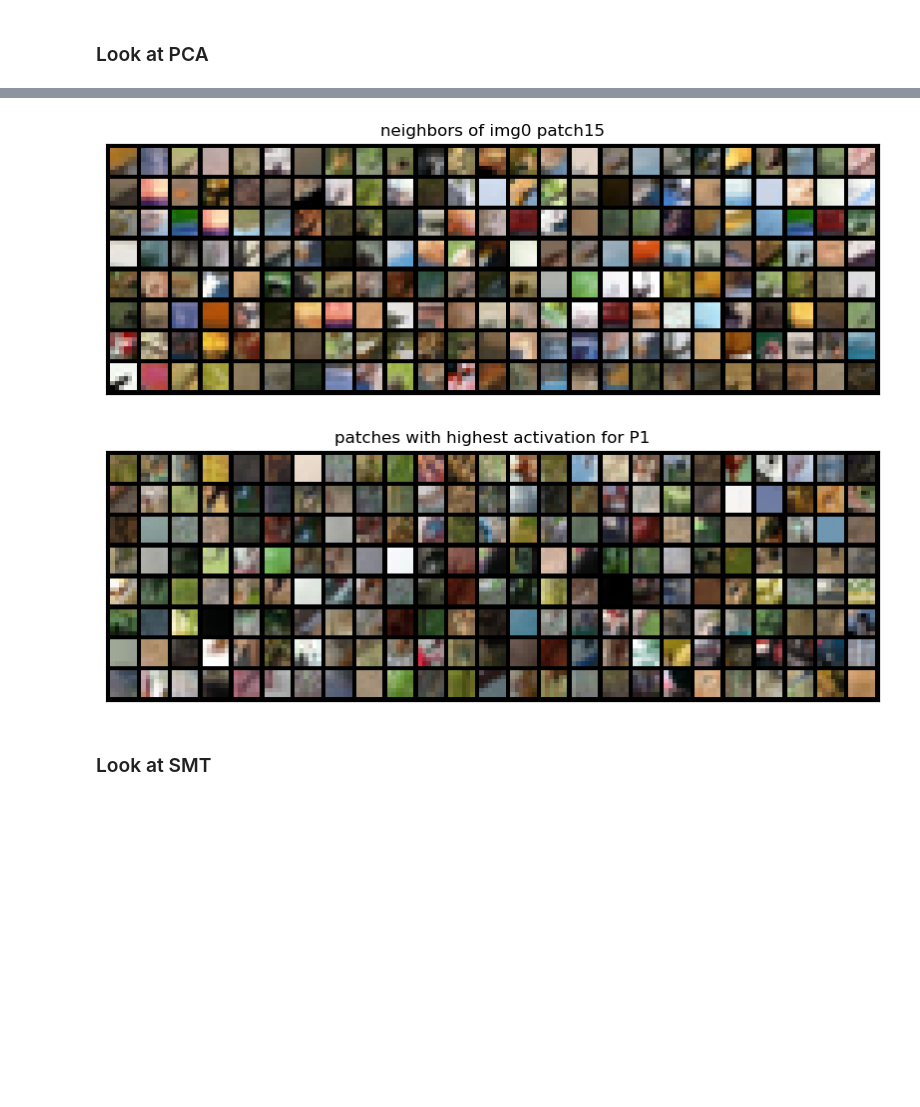
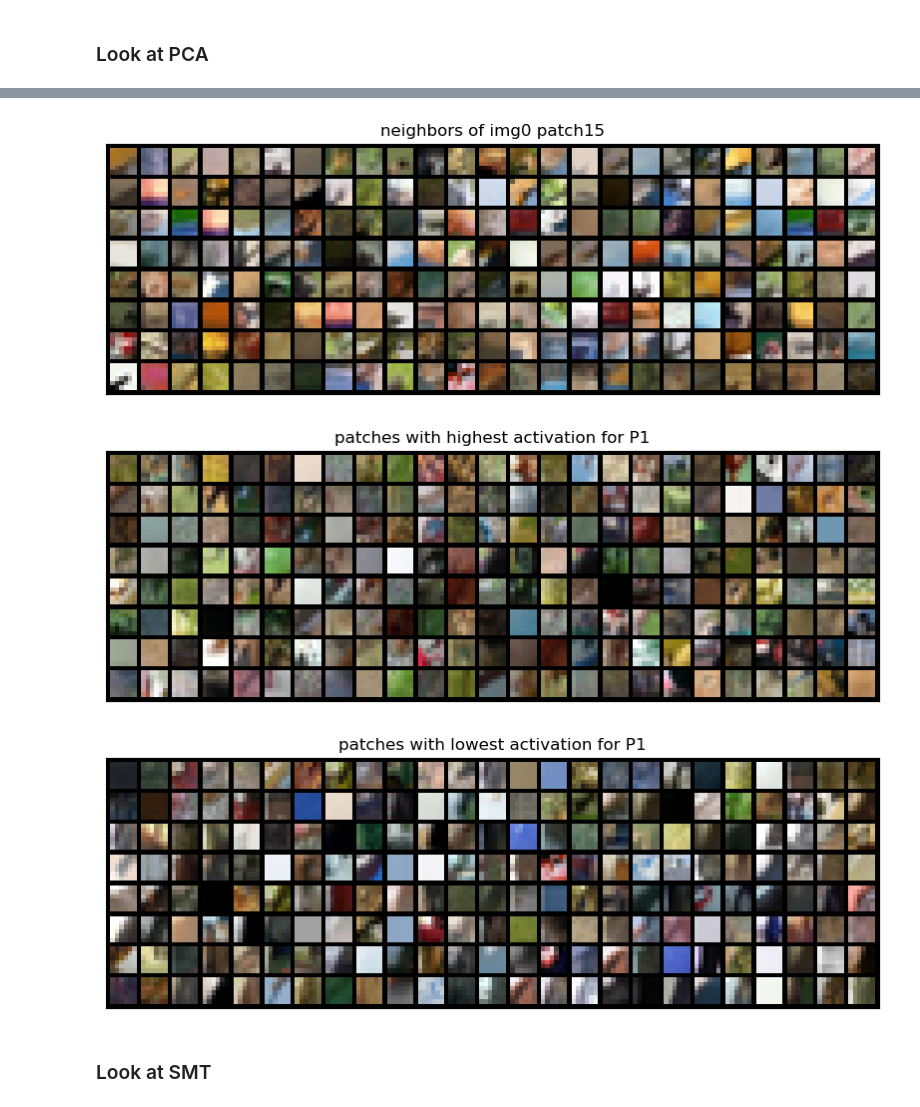
Before and after one commit to 9q9q/281A, a Jupyter notebook: smt_vs_pca.ipynb, the cells around one changed output, grey strips where cells are left out. Drawn from its saved outputs; the diff is of its cells as text; code cells hidden in the pictures; blank space fills up the shorter version.

```diff
--- a/smt_vs_pca.ipynb
+++ b/smt_vs_pca.ipynb
@@ -362,8 +362,8 @@ torch.cuda.empty_cache()
 ### Look at PCA
 # %%
 P_star = P_star_PCA
-temp_test_unpooled = torch.zeros([imgs_test.size(0),num_dim,RG,RG])
-temp_test_1.fill_(0)
+temp_test_PCA_unpooled = torch.zeros([imgs_test.size(0),num_dim,RG,RG])
+temp_test_PCA_unpooled.fill_(0)
 
 for idx in tqdm(range(0,imgs_test.size(0), batch_size)):
 #     unfold each image into a bag of patches
@@ -384,27 +384,30 @@ for idx in tqdm(range(0,imgs_test.size(0), batch_size)):
     temp = temp.div(temp.norm(dim=0, keepdim=True)+ 1e-9)
     temp = rearrange(temp,"c (b2 h w) -> b2 c h w",b2=batch_size,h=RG)
 #     apply spatial pooling
-    temp_test_unpooled[idx:idx+batch_size,...] = temp
-    # temp_test_1[idx:idx+batch_size,...] = F.adaptive_avg_pool2d(F.avg_pool2d(temp, kernel_size = 5, stride = 3), output_w)
+    temp_test_PCA_unpooled[idx:idx+batch_size,...] = temp
 
-temp_test_unpooled = temp_test_unpooled.div(temp_test_unpooled.norm(dim=(-3), keepdim=True) + 1e-9)
+temp_test_PCA_unpooled = temp_test_PCA_unpooled.div(temp_test_PCA_unpooled.norm(dim=(-3), keepdim=True) + 1e-9)
 # %%
 plt.close()
 
 # visualize P
 vis_utils.show_P(P_star_PCA_inv.to(device), basis1, colorMat)
 
 # visualize neighbors
 patches_test = unfold_image(imgs_test,
                       PATCH_SIZE=PATCH_SIZE,hop_length=hop_length)
-vis_utils.show_neighbors(patches_test.cpu(), temp_test_unpooled.cpu(), img_id=0, patch_id=15)
+vis_utils.show_neighbors(patches_test.cpu(), temp_test_PCA_unpooled.cpu(), img_id=0, patch_id=15)
 
 # visualize highest activation patches for p_i
-vis_utils.show_highest_activations(patches_test.cpu(), temp_test_unpooled.cpu(), P_id=1)
+vis_utils.show_highest_activations(patches_test.cpu(), temp_test_PCA_unpooled.cpu(), P_id=1)
+
+# visualize highest activation patches for p_i
+vis_utils.show_highest_activations(patches_test.cpu(), temp_test_PCA_unpooled.cpu(), P_id=1, show_top=False)
 # %% [output]
 [figure]
 [figure]
 [figure]
+[figure, added]
 # %% [markdown]
 ### Look at SMT
 # %%
```
Also changed, not shown: parts of 2 cells of this notebook.
